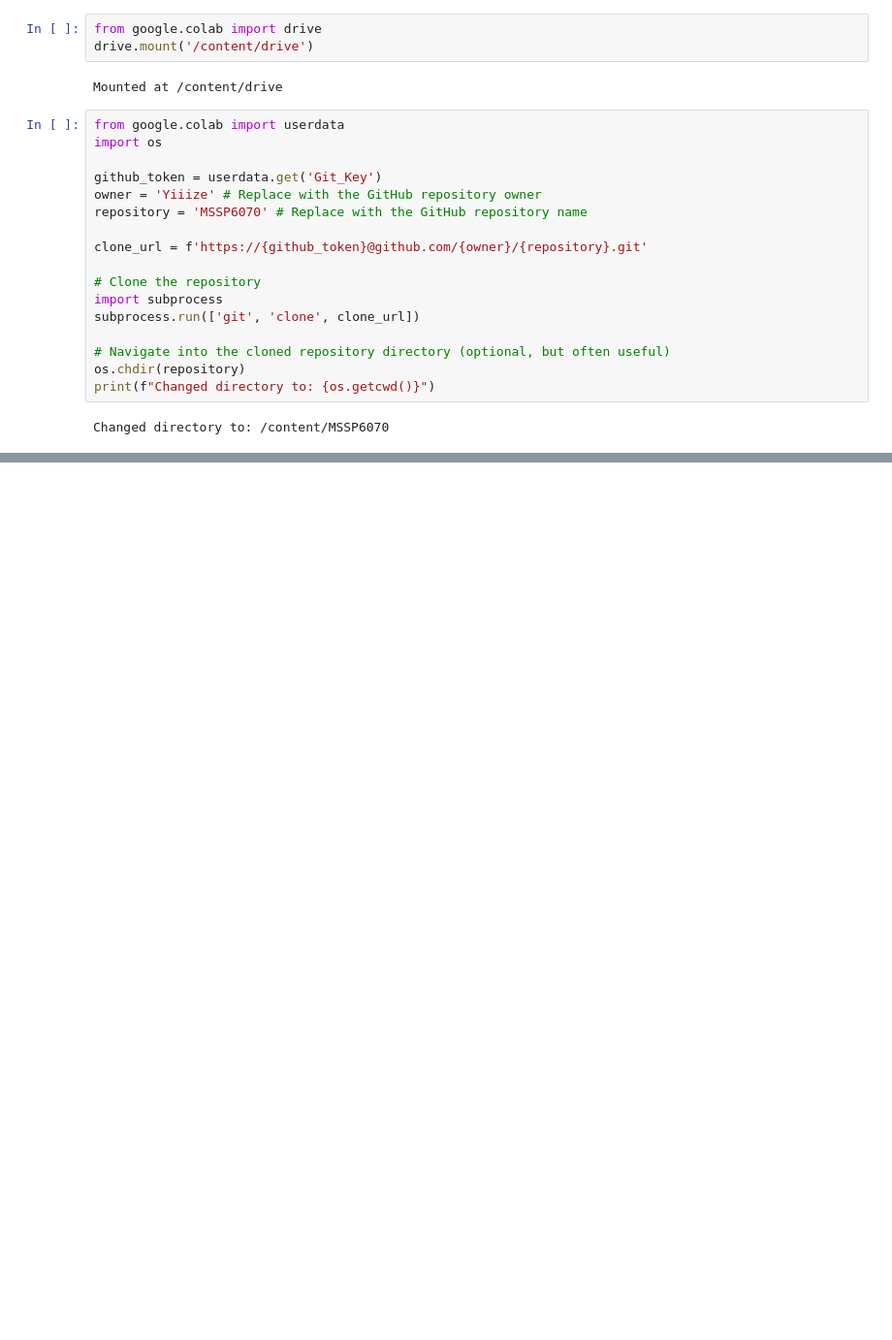
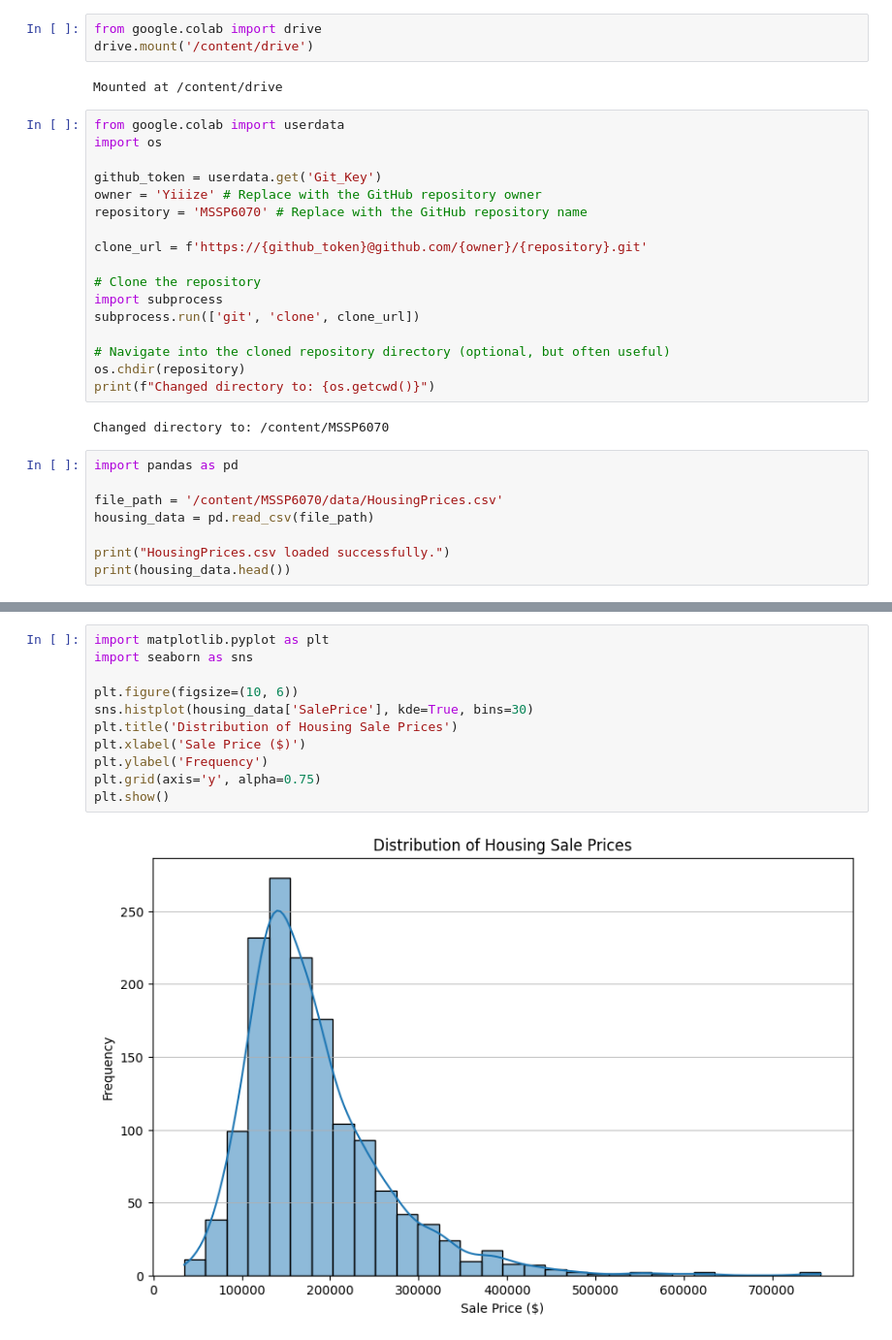
Before and after one commit to Yiiize/MSSP6070, a Jupyter notebook: Assignments/Case_Study_Report_Assignment_3.ipynb, the cells around one changed output, grey strips where cells are left out. Shown: that part at 97% size. Drawn from its saved outputs; the diff is of its cells as text; blank space fills up the shorter version.

```diff
--- a/Assignments/Case_Study_Report_Assignment_3.ipynb
+++ b/Assignments/Case_Study_Report_Assignment_3.ipynb
@@ -24,3 +24,11 @@ os.chdir(repository)
 print(f"Changed directory to: {os.getcwd()}")
 # %% [output]
 Changed directory to: /content/MSSP6070
+# %%
+import pandas as pd
+
+file_path = '/content/MSSP6070/data/HousingPrices.csv'
+housing_data = pd.read_csv(file_path)
+
+print("HousingPrices.csv loaded successfully.")
+print(housing_data.head())
@@ -26,0 +62,13 @@ Changed directory to: /content/MSSP6070
+# %%
+import matplotlib.pyplot as plt
+import seaborn as sns
+
+plt.figure(figsize=(10, 6))
+sns.histplot(housing_data['SalePrice'], kde=True, bins=30)
+plt.title('Distribution of Housing Sale Prices')
+plt.xlabel('Sale Price ($)')
+plt.ylabel('Frequency')
+plt.grid(axis='y', alpha=0.75)
+plt.show()
+# %% [output]
+[figure, added]
```
Also changed, not shown: parts of 5 cells of this notebook.
